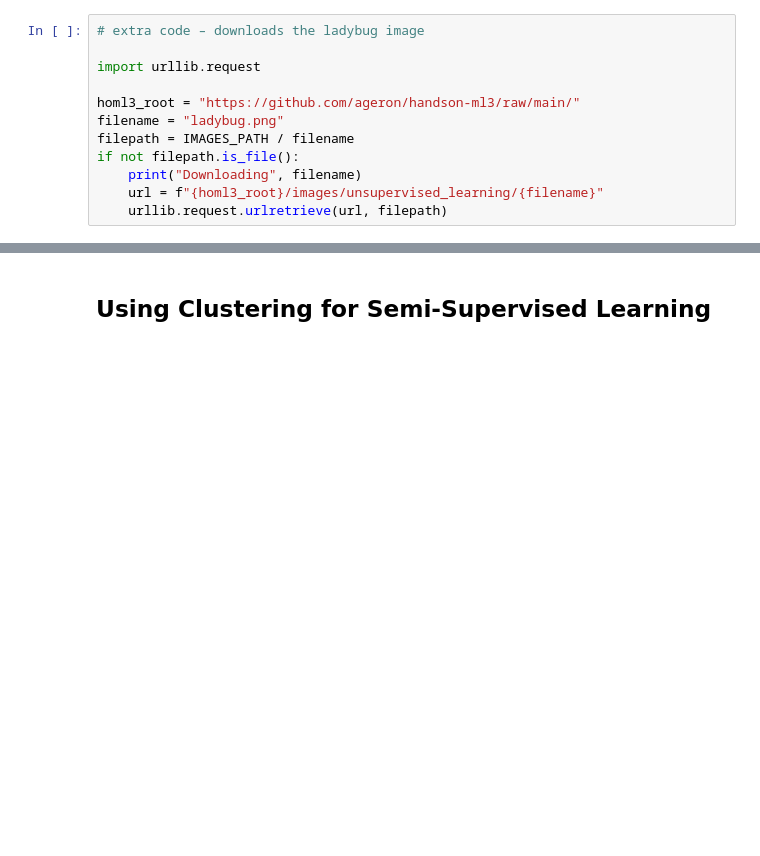
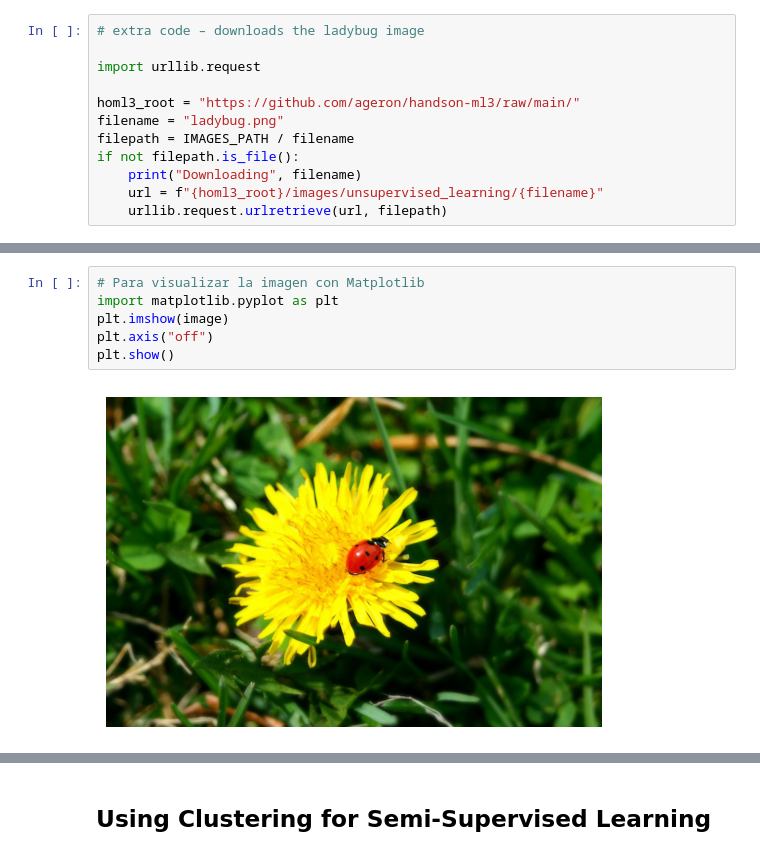
Before and after one commit to Kitipali/handson-ml3, a Jupyter notebook: 09_jf_unsupervised_learning.ipynb, the cells around one changed output, grey strips where cells are left out. Cells and saved outputs as stored; diff of their text form; blank space fills up the shorter version.

```diff
--- a/09_jf_unsupervised_learning.ipynb
+++ b/09_jf_unsupervised_learning.ipynb
@@ -760,0 +845,8 @@ segmented_img = segmented_img.reshape(image.shape)
+# %%
+# Para visualizar la imagen con Matplotlib
+import matplotlib.pyplot as plt
+plt.imshow(image)
+plt.axis("off")
+plt.show()
+# %% [output]
+[figure, added]
```
Also changed, not shown: parts of 55 cells of this notebook.
